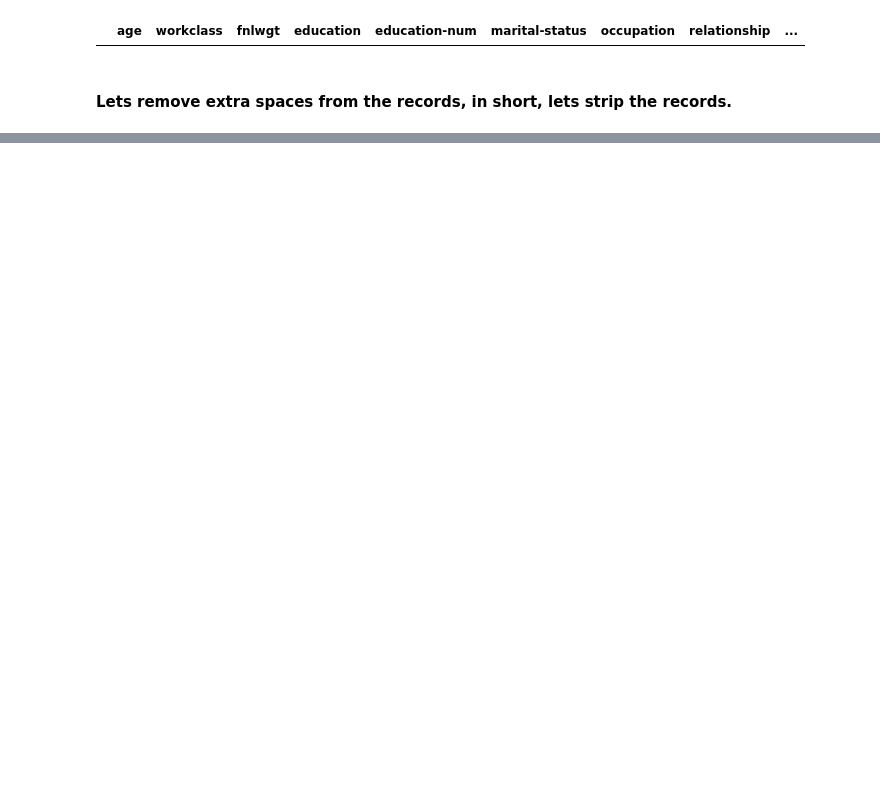
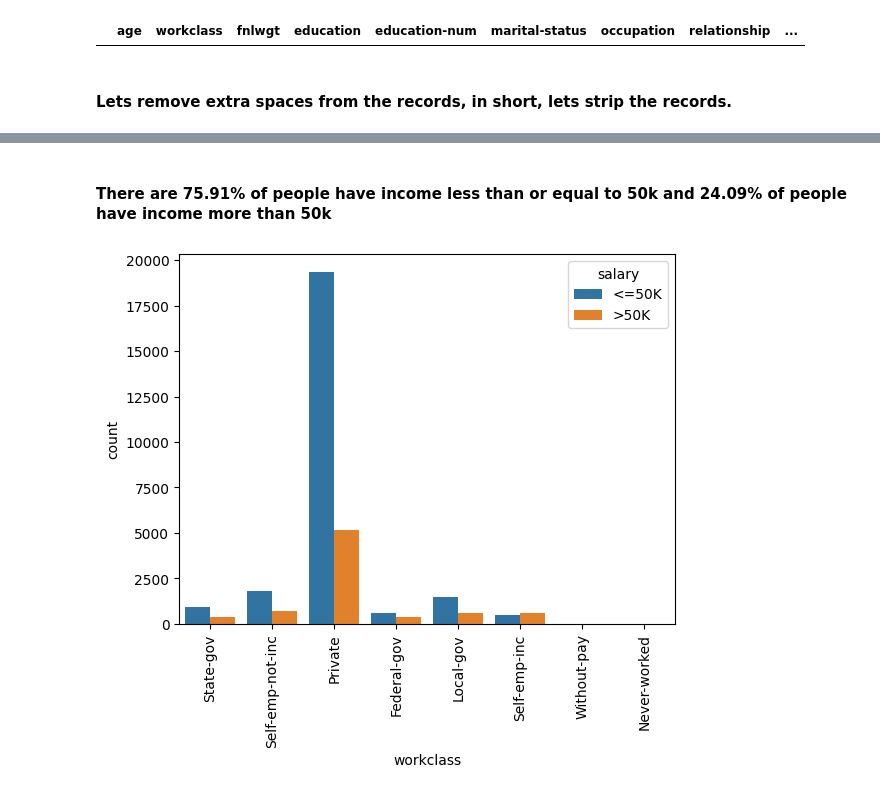
Before and after one commit to fhrt811/Income_Prediction, a Jupyter notebook: notebooks/EDA.ipynb, the cells around one changed output, grey strips where cells are left out. Saved outputs shown, nothing was run; the diff lists cells and outputs as text; code cells hidden in the pictures; blank space fills up the shorter version.

```diff
--- a/notebooks/EDA.ipynb
+++ b/notebooks/EDA.ipynb
@@ -75,0 +230,9 @@ df=df.
+# %% [markdown]
+#### There are 75.91% of people have income less than or equal to 50k and  24.09% of people have income more than 50k
+# %%
+# Observing the distribution of salary slabs with respect to the workclass
+sns.countplot(df,x='workclass',hue='salary')
+plt.xticks(rotation=90)
+plt.show()
+# %% [output]
+[figure, added]
```
Also changed, not shown: parts of 25 cells of this notebook, 14 other files.
